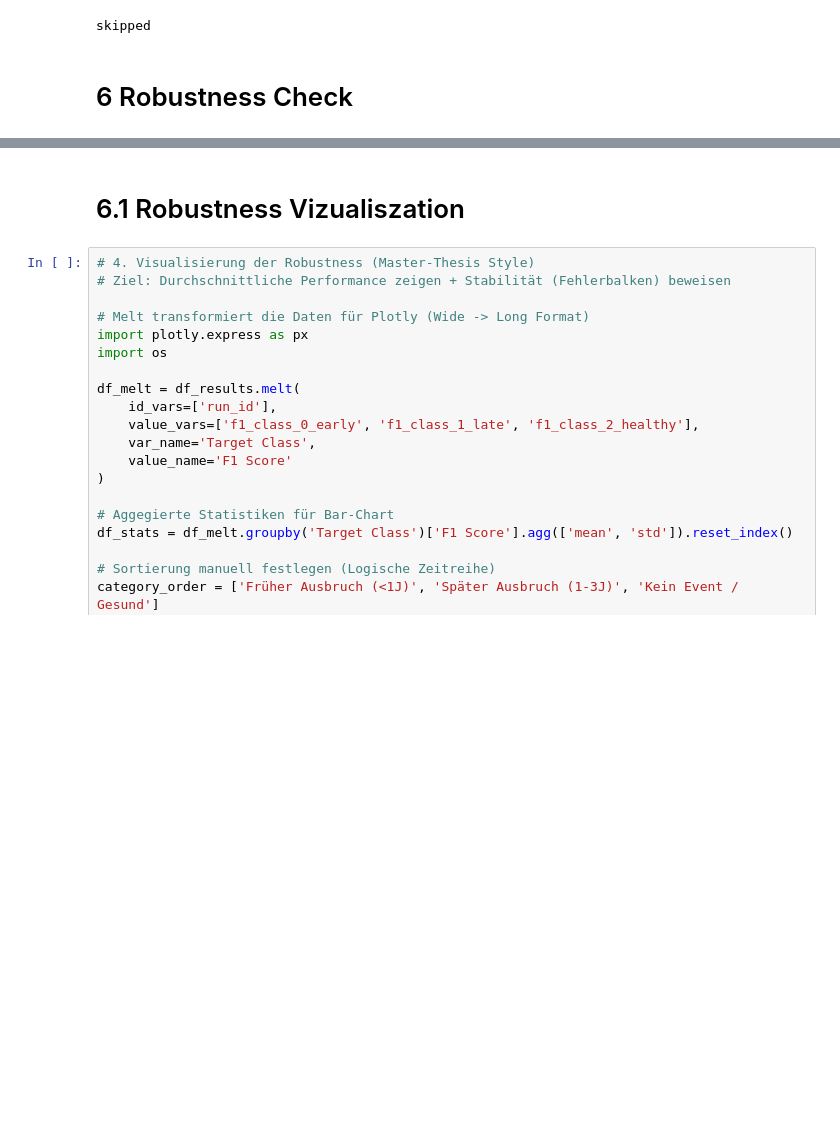
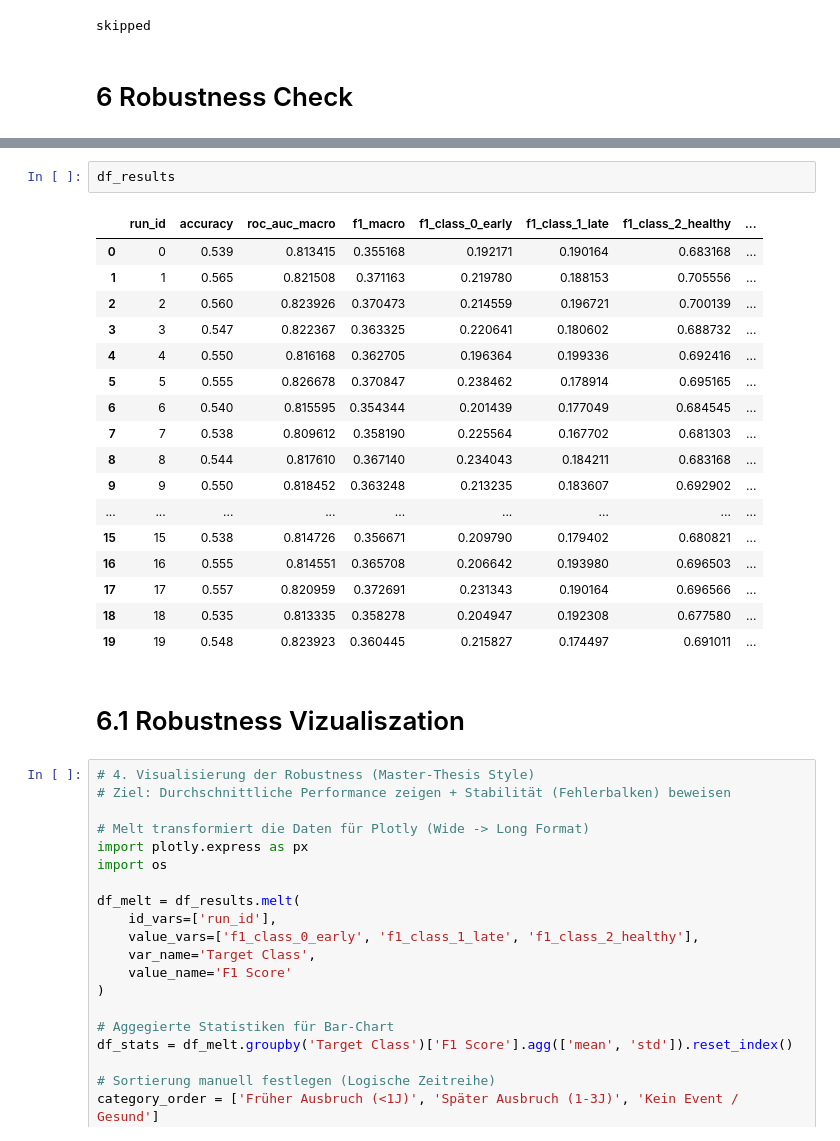
Before and after one commit to ayk-404/fs-thesis, a Jupyter notebook: notebooks/experiments/TabPFN_v3.ipynb, the cells around one changed output, grey strips where cells are left out. Cells and saved outputs as stored; diff of their text form; blank space fills up the shorter version.

```diff
--- a/notebooks/experiments/TabPFN_v3.ipynb
+++ b/notebooks/experiments/TabPFN_v3.ipynb
@@ -450,3 +482,23 @@ Mean F1 (Macro): 0.3628 +/- 0.0058
+# %%
+df_results
+# %% [output]
+|  | run_id | accuracy | roc_auc_macro | f1_macro | f1_class_0_early | f1_class_1_late | f1_class_2_healthy | ... |
+| 0 | 0 | 0.539 | 0.813415 | 0.355168 | 0.192171 | 0.190164 | 0.683168 | ... |
+| 1 | 1 | 0.565 | 0.821508 | 0.371163 | 0.219780 | 0.188153 | 0.705556 | ... |
+| 2 | 2 | 0.560 | 0.823926 | 0.370473 | 0.214559 | 0.196721 | 0.700139 | ... |
+| 3 | 3 | 0.547 | 0.822367 | 0.363325 | 0.220641 | 0.180602 | 0.688732 | ... |
+| 4 | 4 | 0.550 | 0.816168 | 0.362705 | 0.196364 | 0.199336 | 0.692416 | ... |
+| 5 | 5 | 0.555 | 0.826678 | 0.370847 | 0.238462 | 0.178914 | 0.695165 | ... |
+| 6 | 6 | 0.540 | 0.815595 | 0.354344 | 0.201439 | 0.177049 | 0.684545 | ... |
+| 7 | 7 | 0.538 | 0.809612 | 0.358190 | 0.225564 | 0.167702 | 0.681303 | ... |
+| 8 | 8 | 0.544 | 0.817610 | 0.367140 | 0.234043 | 0.184211 | 0.683168 | ... |
+| 9 | 9 | 0.550 | 0.818452 | 0.363248 | 0.213235 | 0.183607 | 0.692902 | ... |
+| ... | ... | ... | ... | ... | ... | ... | ... | ... |
+| 15 | 15 | 0.538 | 0.814726 | 0.356671 | 0.209790 | 0.179402 | 0.680821 | ... |
+| 16 | 16 | 0.555 | 0.814551 | 0.365708 | 0.206642 | 0.193980 | 0.696503 | ... |
+| 17 | 17 | 0.557 | 0.820959 | 0.372691 | 0.231343 | 0.190164 | 0.696566 | ... |
+| 18 | 18 | 0.535 | 0.813335 | 0.358278 | 0.204947 | 0.192308 | 0.677580 | ... |
+| 19 | 19 | 0.548 | 0.823923 | 0.360445 | 0.215827 | 0.174497 | 0.691011 | ... |
 # %% [markdown]
 # 6.1 Robustness Vizualiszation
 # %%
```
Also changed, not shown: parts of 8 cells of this notebook.
